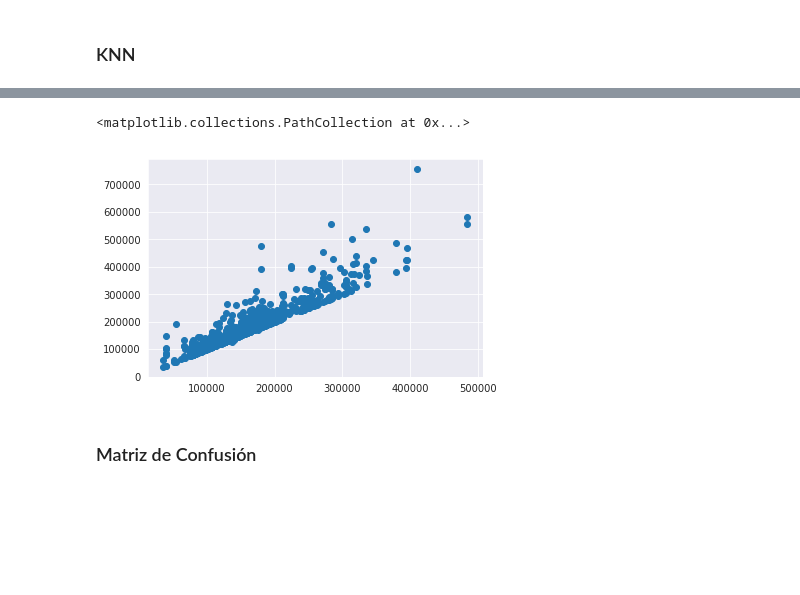
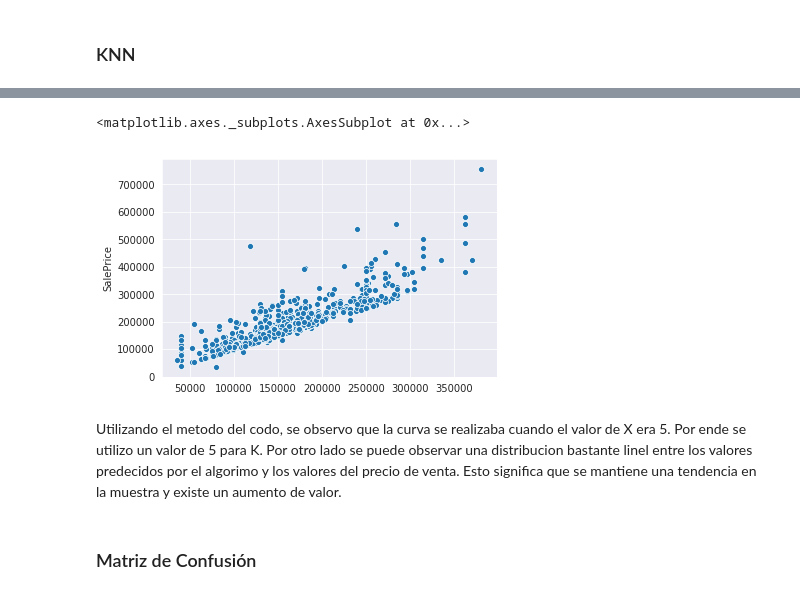
Before and after one commit to fuentesmarlon/Machine-Learning-Algorithms-, a Jupyter notebook: Laboratorio2.ipynb, the cells around one changed output, grey strips where cells are left out. Drawn from its saved outputs; the diff is of its cells as text; code cells hidden in the pictures; blank space fills up the shorter version.

```diff
--- a/Laboratorio2.ipynb
+++ b/Laboratorio2.ipynb
@@ -484,17 +495,19 @@ strat_test_set
 # %%
 input_feature = strat_train_set.columns.values.tolist()
 train_X = strat_train_set.as_matrix(columns = input_feature)
 scaler = preprocessing.StandardScaler().fit(train_X)
 train_X_scaled = scaler.transform(train_X)
 test_X = strat_test_set.as_matrix(columns = [input_feature])
 test_X_scaled = scaler.transform(test_X)
-knn = KNeighborsClassifier(n_neighbors=3)
+knn = KNeighborsClassifier(n_neighbors=5)
 knn.fit(train_X_scaled, strat_train_set.as_matrix(columns = ['SalePrice']))
 pred = knn.predict(train_X_scaled)
-plt.scatter(pred,strat_train_set["SalePrice"])
+sns.scatterplot(pred,strat_train_set["SalePrice"])
 # %% [output]
-<matplotlib.collections.PathCollection at 0x...>
+<matplotlib.axes._subplots.AxesSubplot at 0x...>
-[figure, old version]
+[figure, new version]
+# %% [markdown]
+Utilizando el metodo del codo, se observo que la curva se realizaba cuando el valor de X era 5. Por ende se utilizo un valor de 5 para K. Por otro lado se puede observar una distribucion bastante linel entre los valores predecidos por el algorimo y los valores del precio de venta. Esto significa que se mantiene una tendencia en la muestra y existe un aumento de valor.
 # %% [markdown]
 ### Matriz de Confusión
 # %%
```
Also changed, not shown: parts of 5 cells of this notebook.
